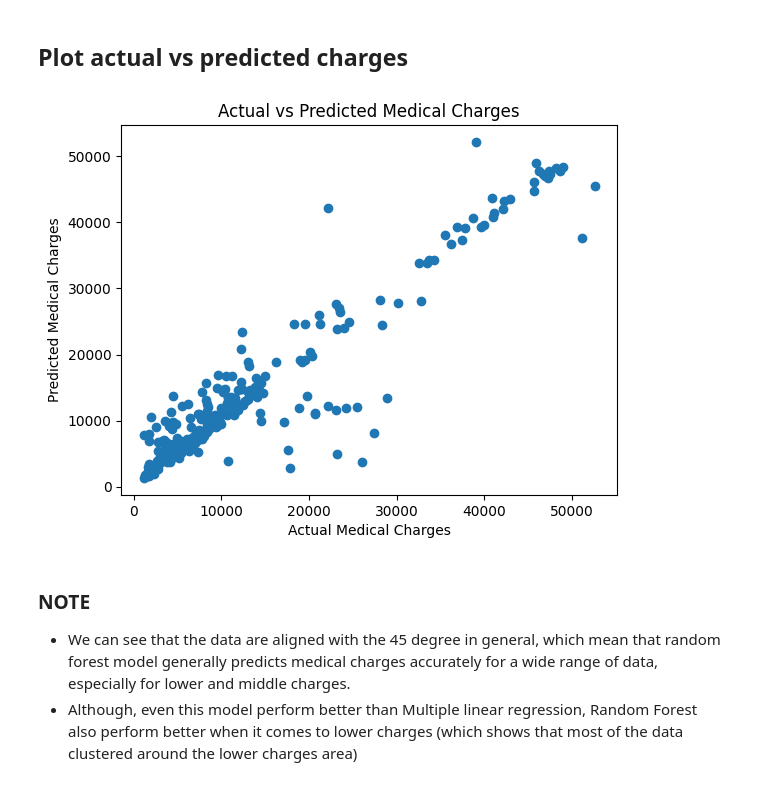
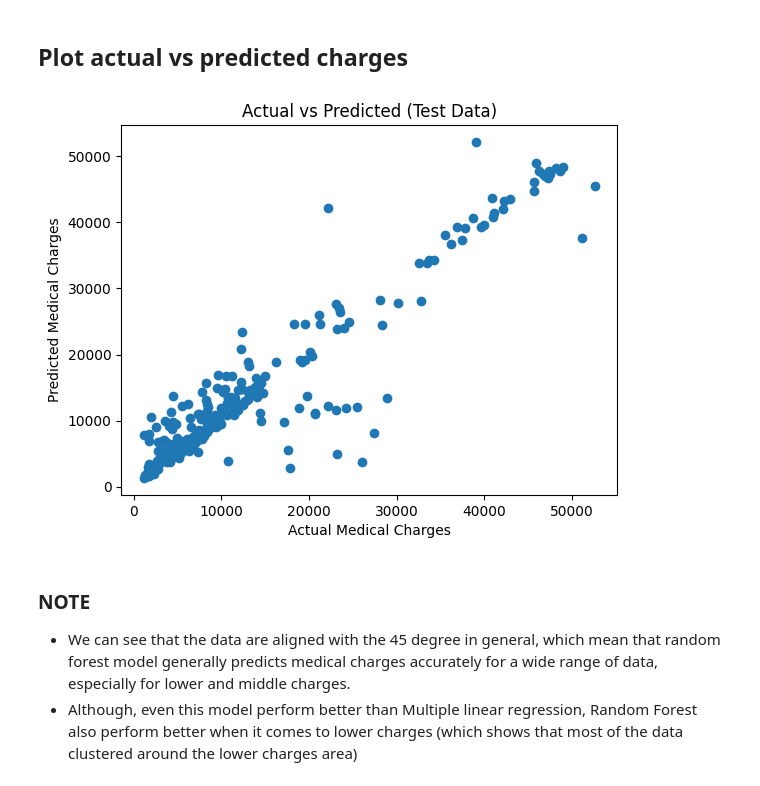
Before and after one commit to Snanskl/MedicalCost-analytic, a Jupyter notebook: RandomForest.ipynb, the cells around one changed output. Cells and saved outputs as stored; diff of their text form; code cells hidden in the pictures.

```diff
--- a/RandomForest.ipynb
+++ b/RandomForest.ipynb
@@ -140,13 +140,14 @@ plt.show()
 # %% [markdown]
 ## Plot actual vs predicted charges
 # %%
+# Plot actual vs predicted for test data
 plt.scatter(y_test, y_pred)
 plt.xlabel("Actual Medical Charges")
 plt.ylabel("Predicted Medical Charges")
-plt.title("Actual vs Predicted Medical Charges")
+plt.title("Actual vs Predicted (Test Data)")
 plt.show()
 # %% [output]
-[figure, old version]
+[figure, new version]
 # %% [markdown]
 ### NOTE
 * We can see that the data are aligned with the 45 degree in general, which mean that random forest model generally predicts medical charges accurately for a wide range of data, especially for lower and middle charges.
```
Also changed, not shown: parts of 3 cells of this notebook.
